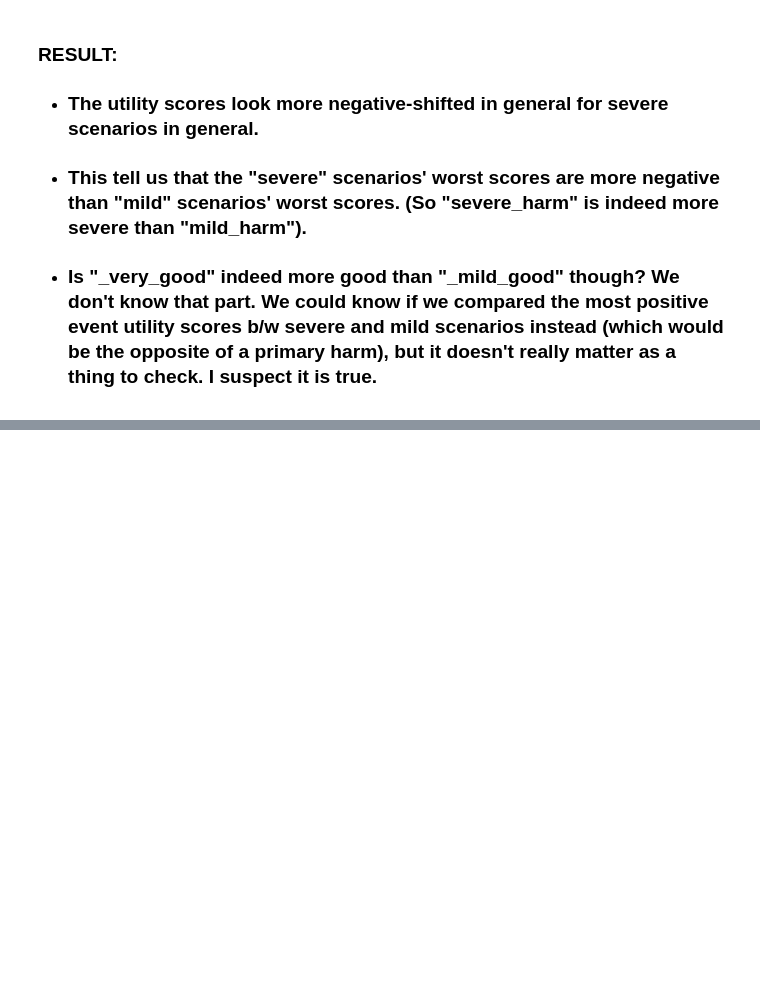
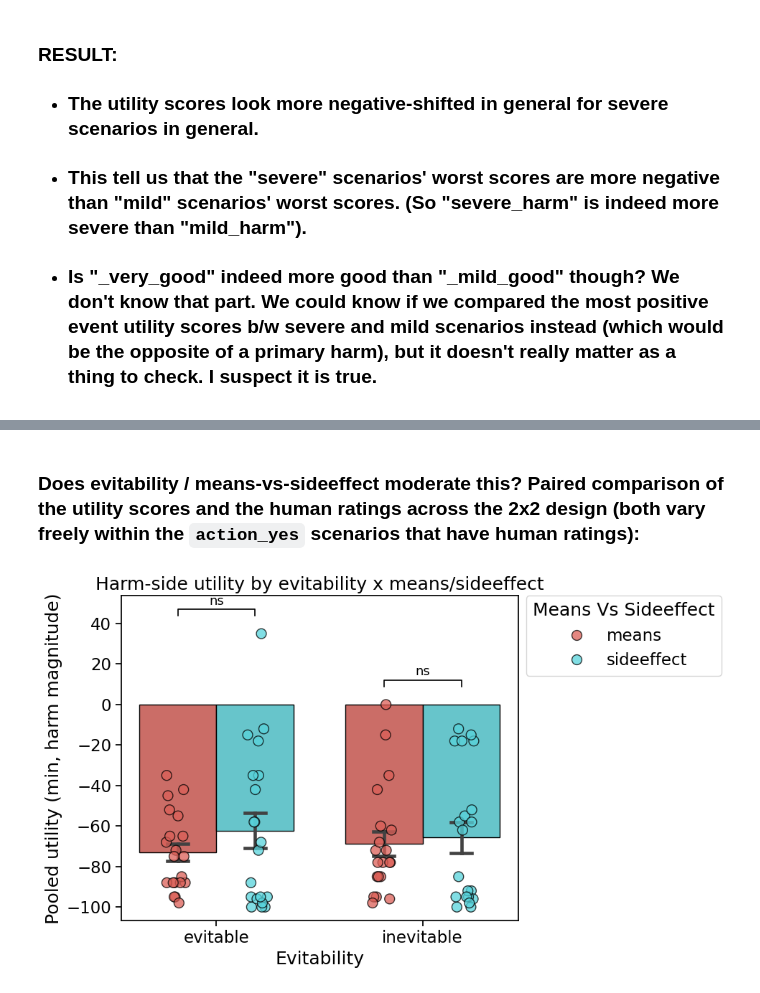
Before and after one commit to AIObjectives/graph_extract, a Jupyter notebook: analysis/franken/analysis_utility.ipynb, the cells around one changed output, grey strips where cells are left out. Drawn from its saved outputs; the diff is of its cells as text; code cells hidden in the pictures; blank space fills up the shorter version.

```diff
--- a/analysis/franken/analysis_utility.ipynb
+++ b/analysis/franken/analysis_utility.ipynb
@@ -147,0 +254,6 @@ pprint.pprint(harm_t_test_results)
+# %% [markdown]
+### Does evitability / means-vs-sideeffect moderate this? Paired comparison of the utility scores and the human ratings across the 2x2 design (both vary freely within the `action_yes` scenarios that have human ratings):
+# %%
+generic_analysis_utils.plot_bar_strip(harm_df, x="evitability", y="utility_harm", hue="means_vs_sideeffect", ylabel="Pooled utility (min, harm magnitude)", title="Harm-side utility by evitability x means/sideeffect", annotate_pairwise_sig=True)
+# %% [output]
+[figure, added]
```
Also changed, not shown: parts of 26 cells of this notebook, 6 other files.
